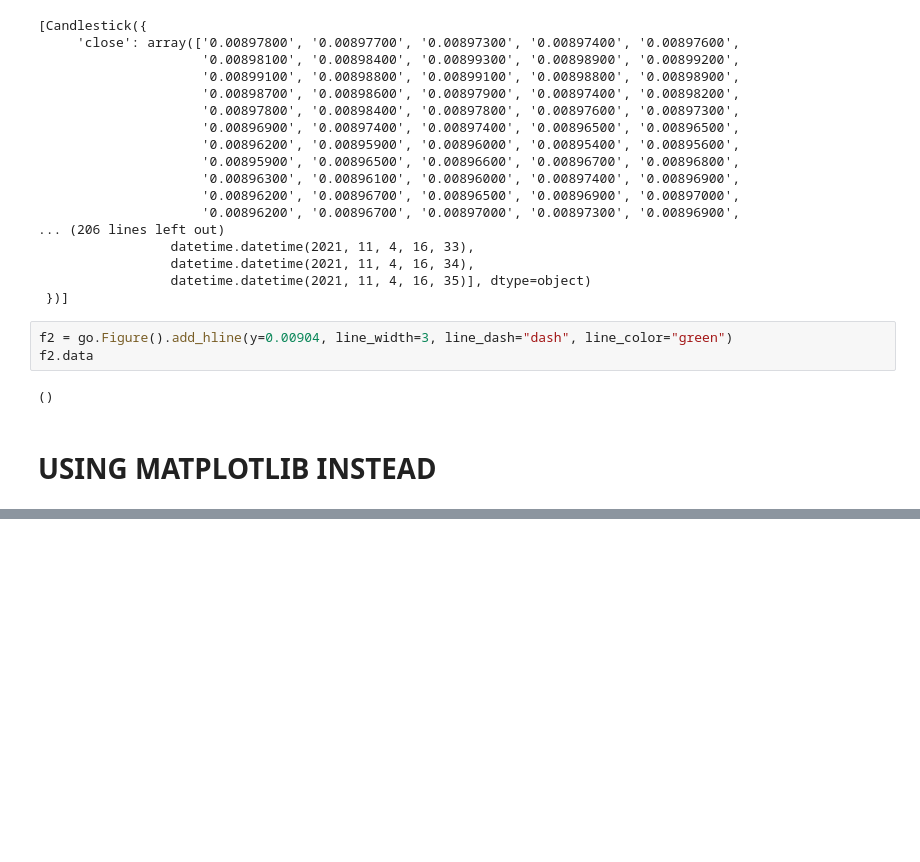
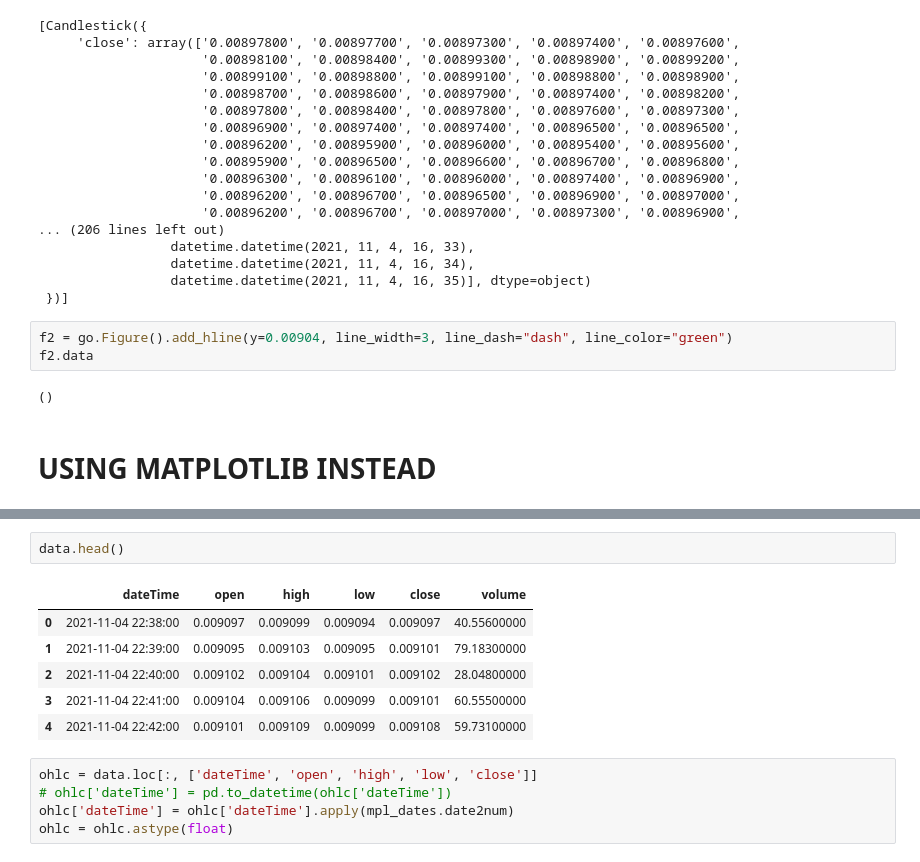
Before and after one commit to EdmondLeahy/binance-trade-bot, a Jupyter notebook: jpn/PlotCandlesticks.ipynb, the cells around one changed output, grey strips where cells are left out. Drawn from its saved outputs; the diff is of its cells as text; blank space fills up the shorter version.

```diff
--- a/jpn/PlotCandlesticks.ipynb
+++ b/jpn/PlotCandlesticks.ipynb
@@ -82,0 +98,14 @@ f2.data
+# %%
+data.head()
+# %% [output]
+|  | dateTime | open | high | low | close | volume |
+| 0 | 2021-11-04 22:38:00 | 0.009097 | 0.009099 | 0.009094 | 0.009097 | 40.55600000 |
+| 1 | 2021-11-04 22:39:00 | 0.009095 | 0.009103 | 0.009095 | 0.009101 | 79.18300000 |
+| 2 | 2021-11-04 22:40:00 | 0.009102 | 0.009104 | 0.009101 | 0.009102 | 28.04800000 |
+| 3 | 2021-11-04 22:41:00 | 0.009104 | 0.009106 | 0.009099 | 0.009101 | 60.55500000 |
+| 4 | 2021-11-04 22:42:00 | 0.009101 | 0.009109 | 0.009099 | 0.009108 | 59.73100000 |
+# %%
+ohlc = data.loc[:, ['dateTime', 'open', 'high', 'low', 'close']]
+# ohlc['dateTime'] = pd.to_datetime(ohlc['dateTime'])
+ohlc['dateTime'] = ohlc['dateTime'].apply(mpl_dates.date2num)
+ohlc = ohlc.astype(float)
```
Also changed, not shown: parts of 7 cells of this notebook, 2 other files.
